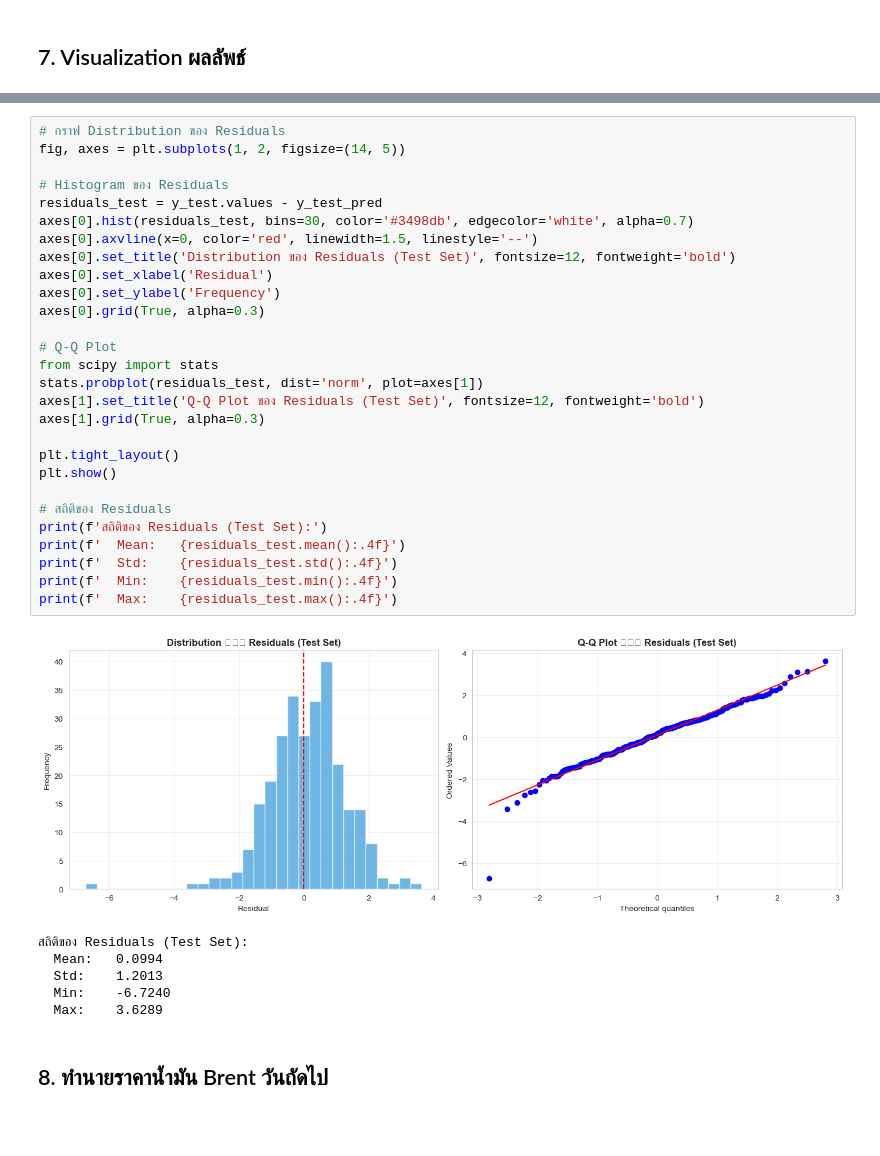
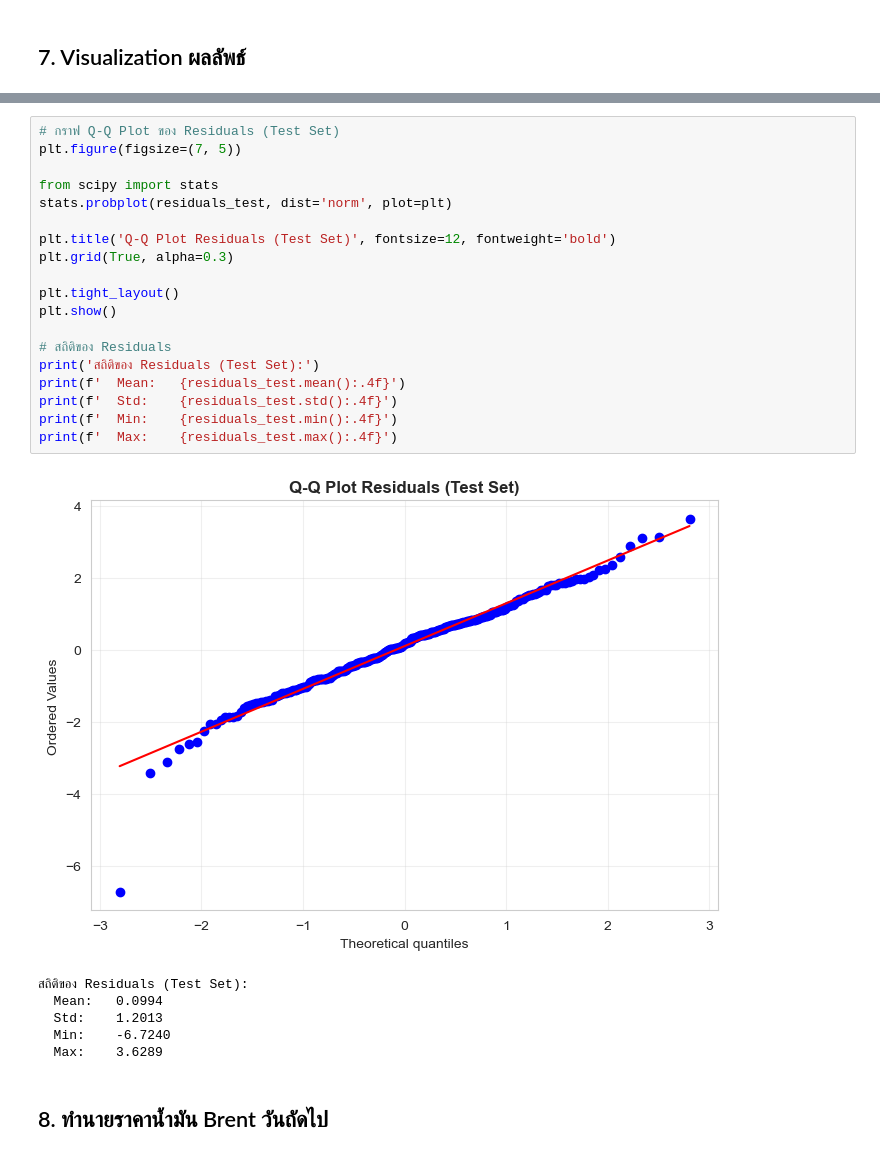
Before and after one commit to K400000/Oil-Price-Prediction, a Jupyter notebook: notebooks/Multiple_Linear_Regression.ipynb, the cells around one changed output, grey strips where cells are left out. Drawn from its saved outputs; the diff is of its cells as text; blank space fills up the shorter version.

```diff
--- a/notebooks/Multiple_Linear_Regression.ipynb
+++ b/notebooks/Multiple_Linear_Regression.ipynb
@@ -456,33 +411,24 @@ plt.show()
 # %%
-# กราฟ Distribution ของ Residuals
-fig, axes = plt.subplots(1, 2, figsize=(14, 5))
+# กราฟ Q-Q Plot ของ Residuals (Test Set)
+plt.figure(figsize=(7, 5))
 
-# Histogram ของ Residuals
-residuals_test = y_test.values - y_test_pred
-axes[0].hist(residuals_test, bins=30, color='#3498db', edgecolor='white', alpha=0.7)
-axes[0].axvline(x=0, color='red', linewidth=1.5, linestyle='--')
-axes[0].set_title('Distribution ของ Residuals (Test Set)', fontsize=12, fontweight='bold')
-axes[0].set_xlabel('Residual')
-axes[0].set_ylabel('Frequency')
-axes[0].grid(True, alpha=0.3)
+from scipy import stats
+stats.probplot(residuals_test, dist='norm', plot=plt)
 
-# Q-Q Plot
-from scipy import stats
-stats.probplot(residuals_test, dist='norm', plot=axes[1])
-axes[1].set_title('Q-Q Plot ของ Residuals (Test Set)', fontsize=12, fontweight='bold')
-axes[1].grid(True, alpha=0.3)
+plt.title('Q-Q Plot Residuals (Test Set)', fontsize=12, fontweight='bold')
+plt.grid(True, alpha=0.3)
 
 plt.tight_layout()
 plt.show()
 
 # สถิติของ Residuals
-print(f'สถิติของ Residuals (Test Set):')
+print('สถิติของ Residuals (Test Set):')
 print(f'  Mean:   {residuals_test.mean():.4f}')
 print(f'  Std:    {residuals_test.std():.4f}')
 print(f'  Min:    {residuals_test.min():.4f}')
 print(f'  Max:    {residuals_test.max():.4f}')
 # %% [output]
-[figure, old version]
+[figure, new version]
 สถิติของ Residuals (Test Set):
   Mean:   0.0994
   Std:    1.2013
```
Also changed, not shown: parts of 8 cells of this notebook.
